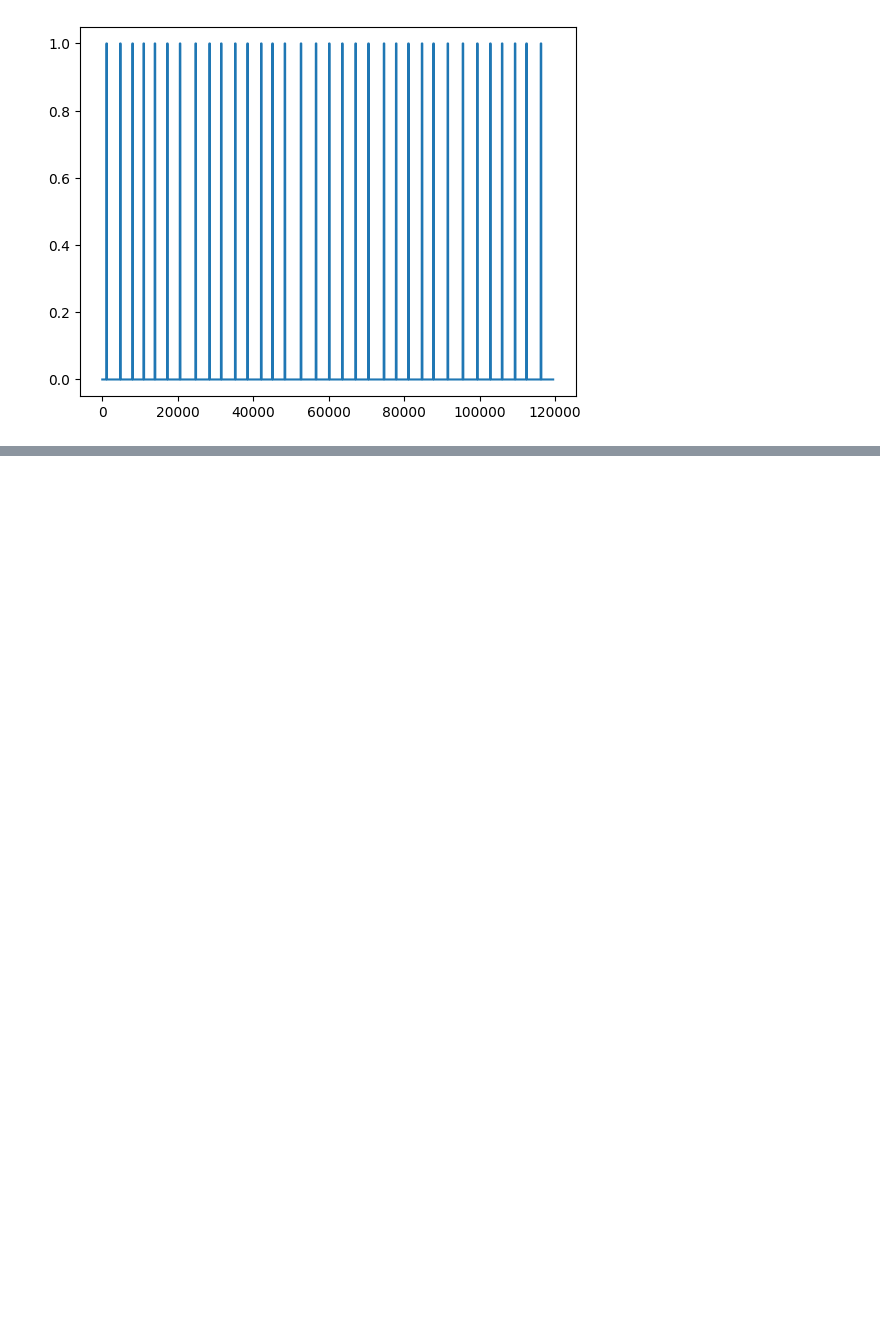
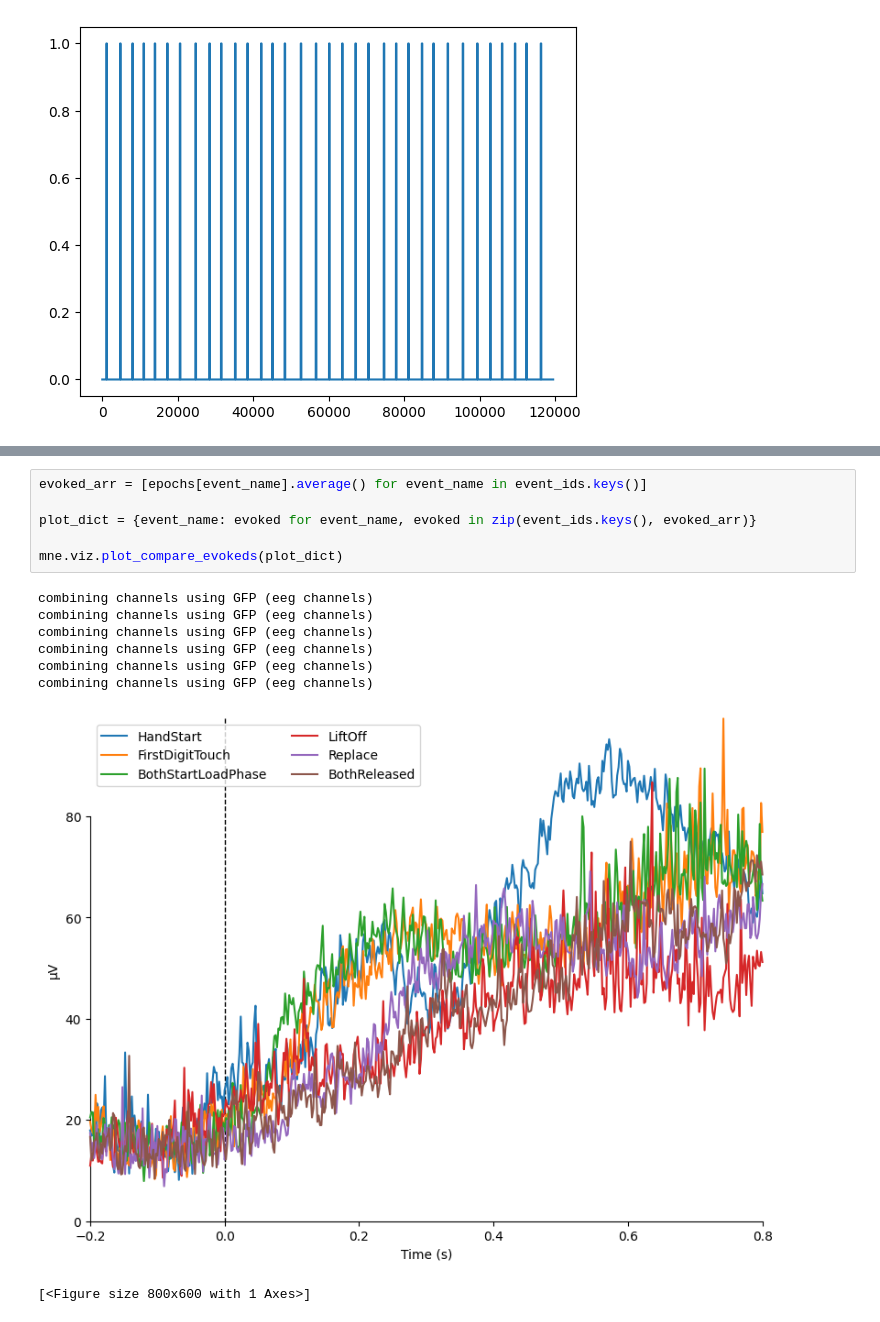
Before and after one commit to Jitmandal051004/EEG_Analysis_SOP, a Jupyter notebook: Grasp_and_Lift_EEG_Detection_Model.ipynb, the cells around one changed output, grey strips where cells are left out. Drawn from its saved outputs; the diff is of its cells as text; blank space fills up the shorter version.

```diff
--- a/Grasp_and_Lift_EEG_Detection_Model.ipynb
+++ b/Grasp_and_Lift_EEG_Detection_Model.ipynb
@@ -141,0 +297,15 @@ plt.show()
+# %%
+evoked_arr = [epochs[event_name].average() for event_name in event_ids.keys()]
+
+plot_dict = {event_name: evoked for event_name, evoked in zip(event_ids.keys(), evoked_arr)}
+
+mne.viz.plot_compare_evokeds(plot_dict)
+# %% [output]
+combining channels using GFP (eeg channels)
+combining channels using GFP (eeg channels)
+combining channels using GFP (eeg channels)
+combining channels using GFP (eeg channels)
+combining channels using GFP (eeg channels)
+combining channels using GFP (eeg channels)
+[figure, added]
+[<Figure size 800x600 with 1 Axes>]
```
Also changed, not shown: parts of 7 cells of this notebook.
